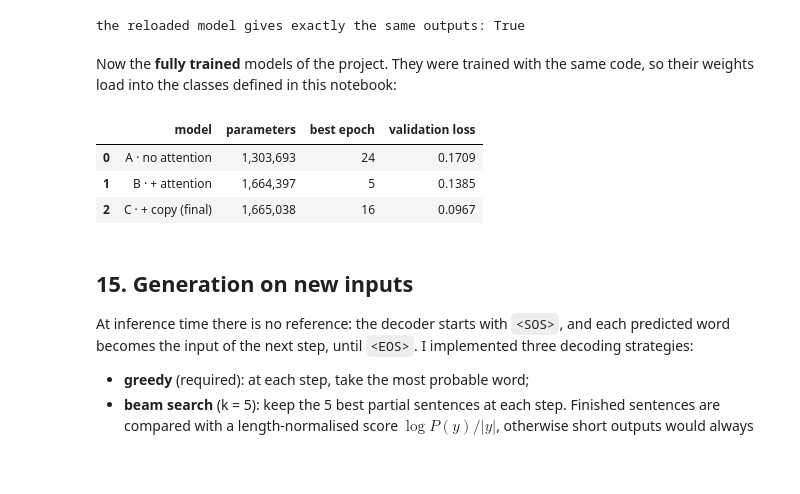
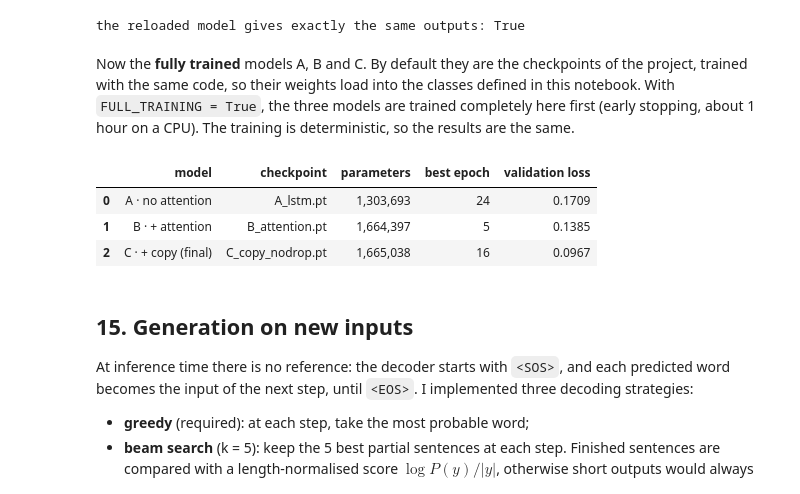
Before and after one commit to Ikram-Saidane/politely-seq2seq, a Jupyter notebook: NLP_Project.ipynb, the cells around one changed output. Saved outputs shown, nothing was run; the diff lists cells and outputs as text; code cells hidden in the pictures; blank space fills up the shorter version.

```diff
--- a/NLP_Project.ipynb
+++ b/NLP_Project.ipynb
@@ -938,3 +971,15 @@ plt.tight_layout()
 plt.show()
 # %% [output]
 [figure]
+# %%
+# Gap between the training and the validation loss of every model, at its best epoch and at the end
+gaps = []
+for m in ["A_lstm", "B_attention", "C_copy_nodrop", "C_copy", "D_gru_attention", "E_attention_h128",
+          "E_attention_h512", "F_attention_tf0.5"]:
+    h = json.loads((EXP / m / "history.json").read_text())
+    b = min(h, key=lambda e: e["valid_loss"])
+    gaps.append({"model": m, "epochs run": len(h), "best epoch": b["epoch"],
+                 "train loss (best)": b["train_loss"], "valid loss (best)": b["valid_loss"],
+                 "gap valid − train": b["valid_loss"] - b["train_loss"],
+                 "valid loss (last)": h[-1]["valid_loss"]})
+pd.DataFrame(gaps).round(3)
@@ -940,0 +996,13 @@ plt.show()
+# %%
+# Validation loss of all the models trained in the project
+plt.figure(figsize=(9, 3.8))
+for m in pd.DataFrame(gaps).model:
+    h = json.loads((EXP / m / "history.json").read_text())
+    plt.plot([e["epoch"] for e in h], [e["valid_loss"] for e in h], lw=1.8, label=m)
+plt.ylim(0.05, 0.6)
+plt.xlabel("epoch")
+plt.ylabel("validation loss")
+plt.title("Validation loss of every model")
+plt.legend(fontsize=8, ncols=2)
+plt.tight_layout()
+plt.show()
@@ -970,21 +1046,30 @@ CKPT_DEMO.unlink()   # the demo checkpoint is not needed any more
 # %% [output]
 the reloaded model gives exactly the same outputs: True
 # %% [markdown]
-Now the **fully trained** models of the project. They were trained with the same code, so their
-weights load into the classes defined in this notebook:
+Now the **fully trained** models A, B and C. By default they are the checkpoints of the project,
+trained with the same code, so their weights load into the classes defined in this notebook. With
+`FULL_TRAINING = True`, the three models are trained completely here first (early stopping, about
+1 hour on a CPU). The training is deterministic, so the results are the same.
 # %%
+FULL_TRAINING = False
+
 models = {}
 rows = []
 for m in ["A_lstm", "B_attention", "C_copy_nodrop"]:
-    models[m], ckpt = load_checkpoint(CKPT / f"{m}.pt")
-    rows.append({"model": names[m], "parameters": f"{count_parameters(models[m]):,}",
+    path = CKPT / f"{m}.pt"
+    if FULL_TRAINING:
+        path = CKPT / f"notebook_{m}.pt"
+        print(f"--- training {m}")
+        train_model(configs[m], train_df, splits["valid"], epochs=configs[m].epochs, save_path=path)
+    models[m], ckpt = load_checkpoint(path)
+    rows.append({"model": names[m], "checkpoint": path.name, "parameters": f"{count_parameters(models[m]):,}",
                  "best epoch": ckpt["epoch"], "validation loss": round(ckpt["valid_loss"], 4)})
 pd.DataFrame(rows)
 # %% [output]
-|  | model | parameters | best epoch | validation loss |
-| 0 | A · no attention | 1,303,693 | 24 | 0.1709 |
-| 1 | B · + attention | 1,664,397 | 5 | 0.1385 |
-| 2 | C · + copy (final) | 1,665,038 | 16 | 0.0967 |
+|  | model | checkpoint | parameters | best epoch | validation loss |
+| 0 | A · no attention | A_lstm.pt | 1,303,693 | 24 | 0.1709 |
+| 1 | B · + attention | B_attention.pt | 1,664,397 | 5 | 0.1385 |
+| 2 | C · + copy (final) | C_copy_nodrop.pt | 1,665,038 | 16 | 0.0967 |
 # %% [markdown]
 ## 15. Generation on new inputs
 
```
Also changed, not shown: parts of 24 cells of this notebook, 5 other files.
